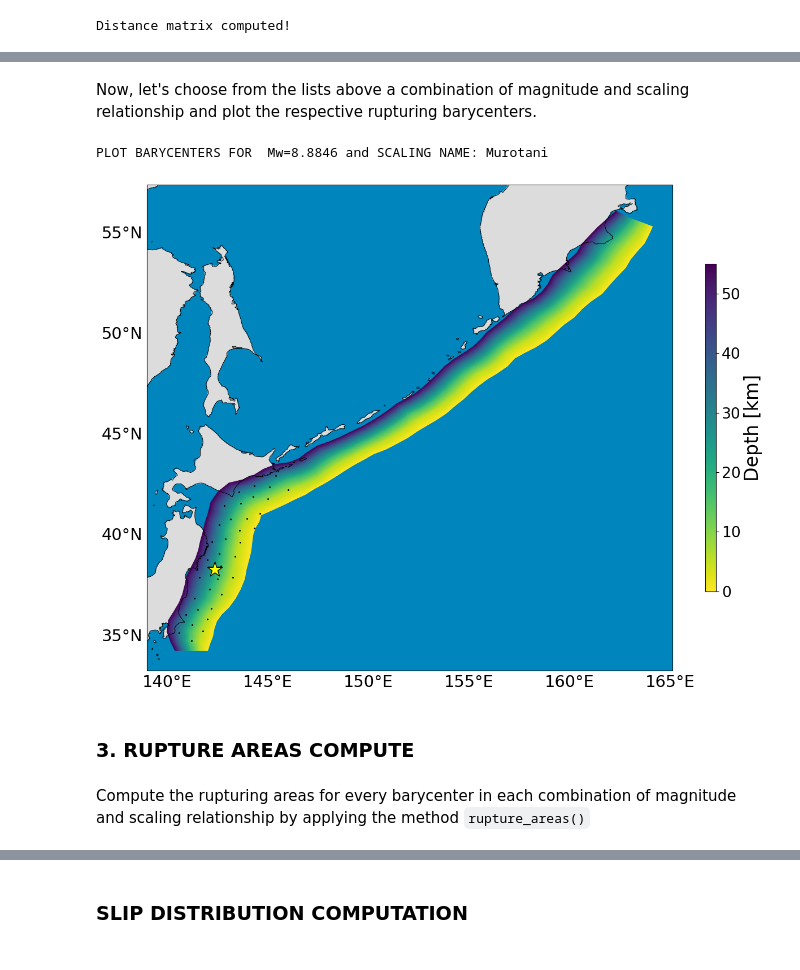
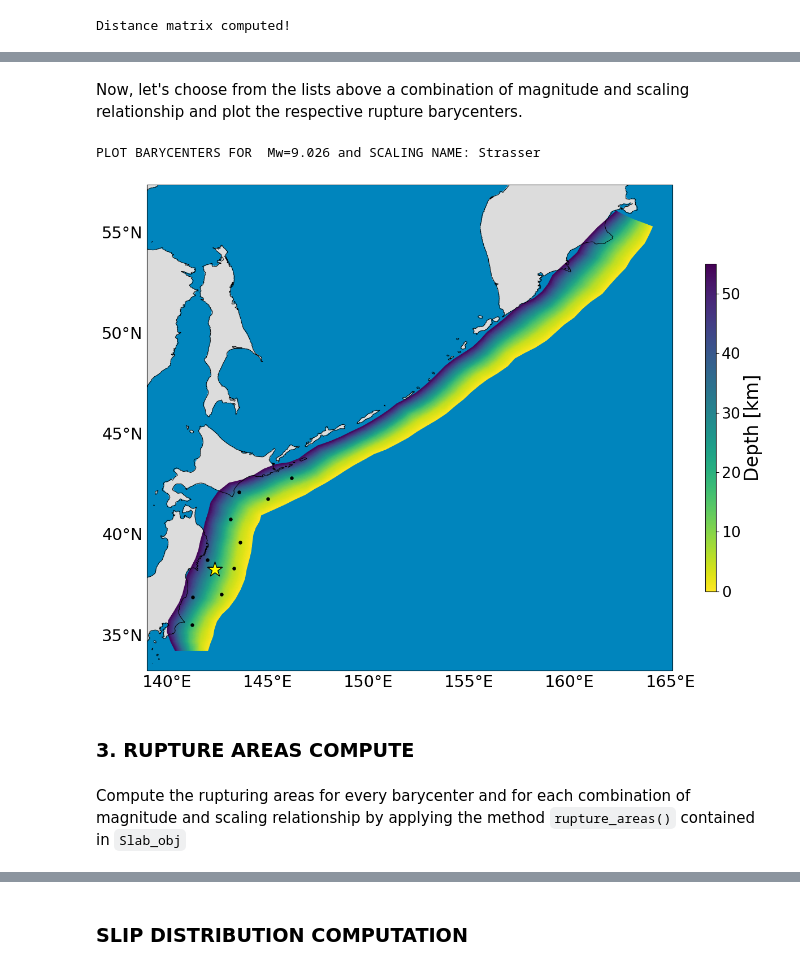
Before and after one commit to antonioscalaunina/pyANTI-FASc, a Jupyter notebook: bin/antifasc_main.ipynb, the cells around one changed output, grey strips where cells are left out. Saved outputs shown, nothing was run; the diff lists cells and outputs as text; code cells hidden in the pictures.

```diff
--- a/bin/antifasc_main.ipynb
+++ b/bin/antifasc_main.ipynb
@@ -92,32 +89,32 @@ Mw: [8.8846 8.9588 9.026  9.0869 9.1419]
 Scaling names: ['Murotani', 'Strasser']
 # %% [markdown]
-Now, let's choose from the lists above a combination of magnitude and scaling relationship and plot the respective rupturing barycenters.
+Now, let's choose from the lists above a combination of magnitude and scaling relationship and plot the respective rupture barycenters.
 # %%
 #plot barycenters for the specified combination of Mw and scaling relationship
-Mw=8.8846
-scaling='Murotani'
+Mw=9.0260
+scaling='Strasser'
 
 print(f'PLOT BARYCENTERS FOR  Mw={Mw} and SCALING NAME: {scaling}')
 
 
 fig = plt.figure(figsize=(15, 15))
 subplots=111
 #generate default basemap
 fig,ax=Slab_obj.plot_basemap(fig,subplots)
 
 #plot Slab mesh
 Slab_obj.plot_slab(ax,fig,colorbar=True)
 
 #PLOT BARYCENTERS
 Slab_obj.plot_barycenters_mag(Mw,scaling,ax,fig)
 # %% [output]
-PLOT BARYCENTERS FOR  Mw=8.8846 and SCALING NAME: Murotani
+PLOT BARYCENTERS FOR  Mw=9.026 and SCALING NAME: Strasser
-[figure, old version]
+[figure, new version]
 # %% [markdown]
 
 ### 3. RUPTURE AREAS COMPUTE
 # %% [markdown]
-Compute the rupturing areas for every barycenter in each combination of magnitude and scaling relationship by applying the method `rupture_areas()`
+Compute the rupturing areas for every barycenter and for each combination of magnitude and scaling relationship by applying the method `rupture_areas()` contained in `Slab_obj`
 # %%
 Slab_obj.rupture_areas()
 # %% [output]
```
Also changed, not shown: parts of 18 cells of this notebook.
